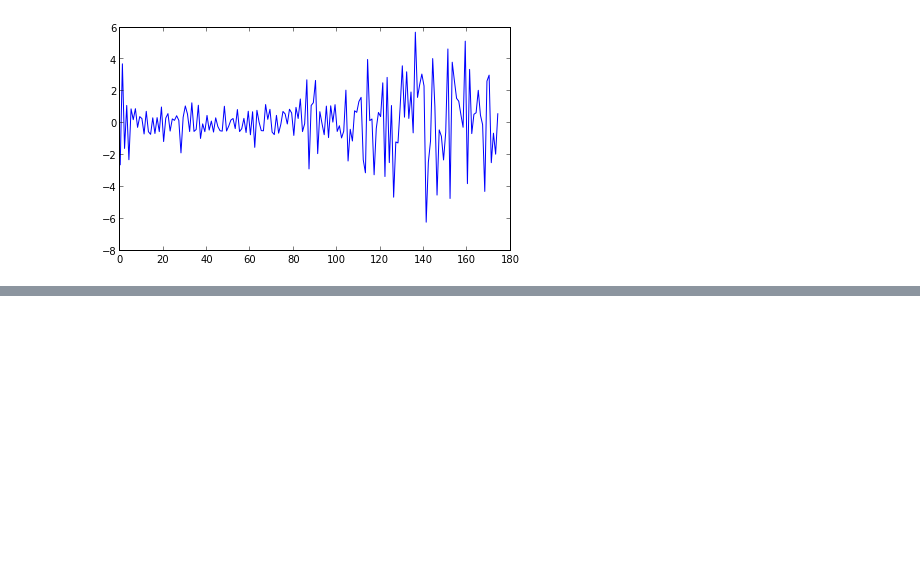
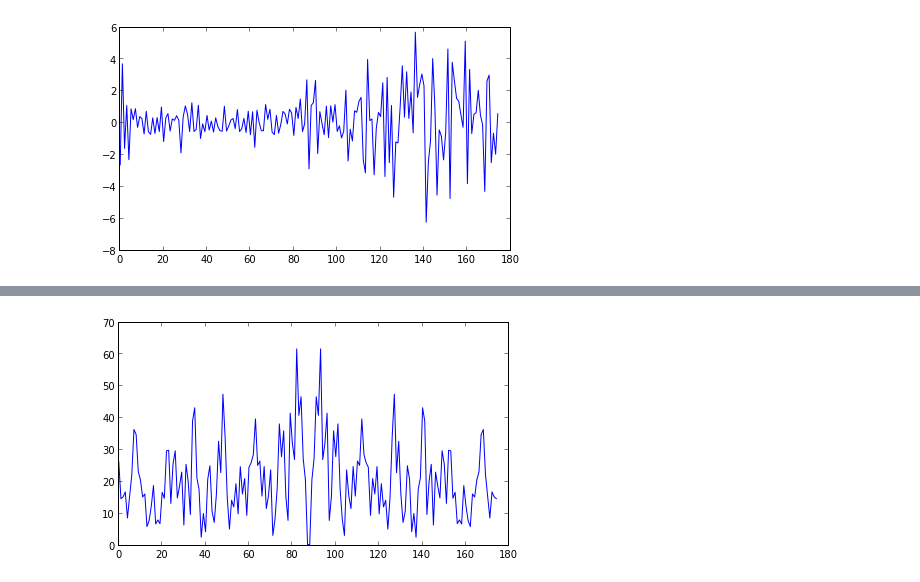
Before and after one commit to ankit-maverick/Wavelets_course_project, a Jupyter notebook: nb/Untitled0.ipynb, the cells around one changed output, grey strips where cells are left out. Cells and saved outputs as stored; diff of their text form; code cells hidden in the pictures; blank space fills up the shorter version.

```diff
--- a/nb/Untitled0.ipynb
+++ b/nb/Untitled0.ipynb
@@ -100,0 +109,8 @@ plt.show()
+# %%
+rcParams['figure.figsize'] = 7, 4
+
+Cd1 = np.fft.fft(cD1)
+plot(abs(Cd1))
+plt.show()
+# %% [output]
+[figure, added]
```
Also changed, not shown: parts of 13 cells of this notebook.
